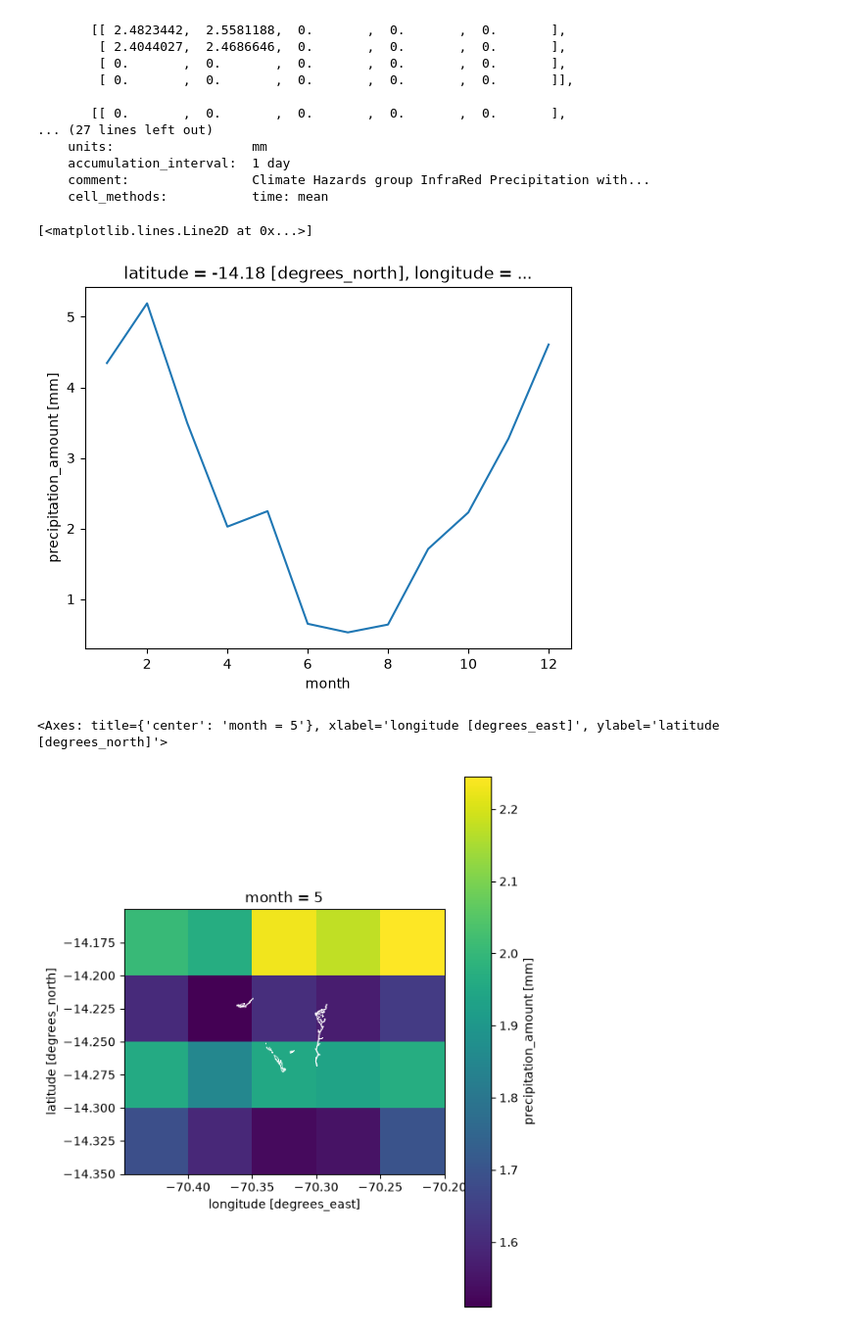
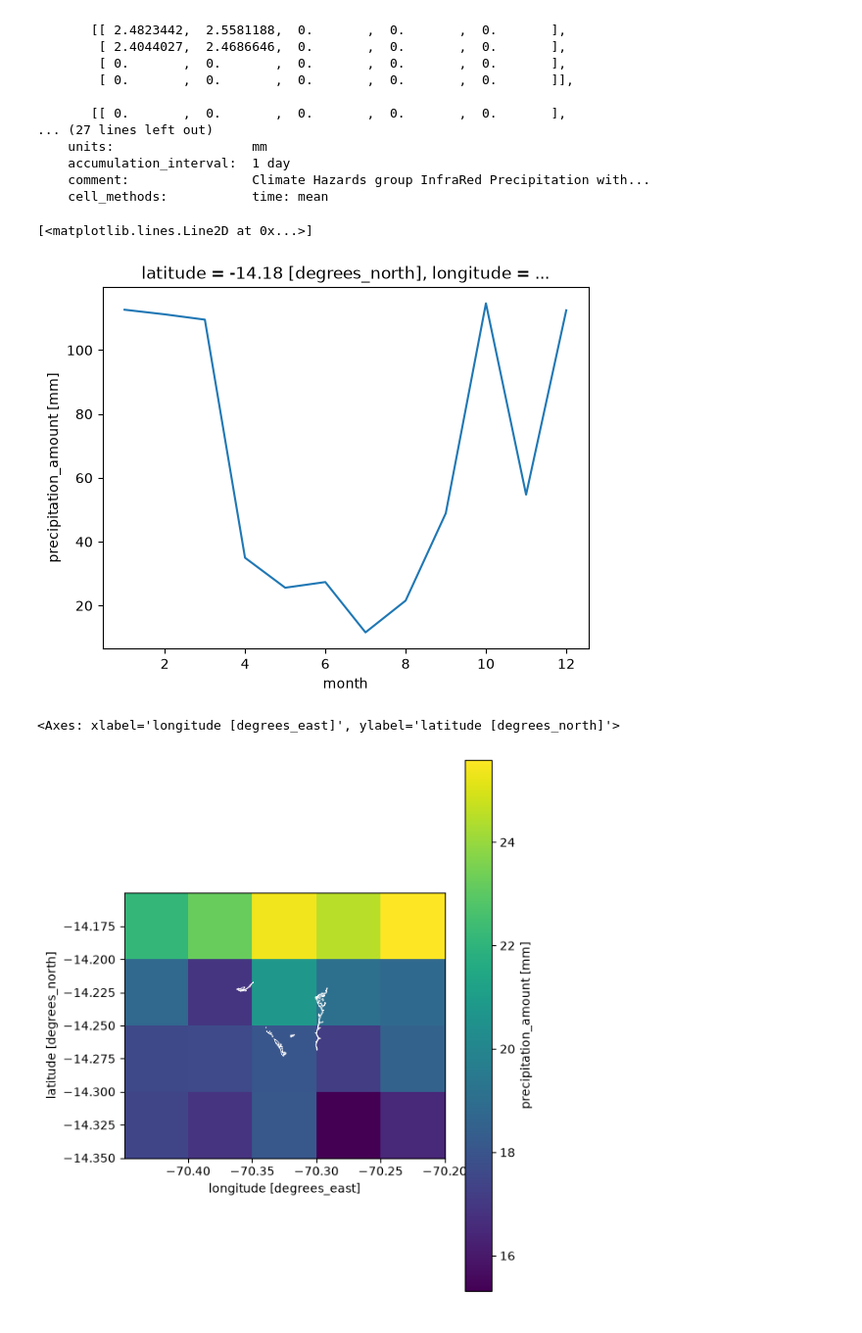
Before and after one commit to SALINASSebas/geocomp_TF, a Jupyter notebook: project_dataSearch.ipynb, the cells around one changed output. Shown at 98% size. Saved outputs shown, nothing was run; the diff lists cells and outputs as text; code cells hidden in the pictures.

```diff
--- a/project_dataSearch.ipynb
+++ b/project_dataSearch.ipynb
@@ -306,21 +308,21 @@ array([[[12.411722 , 12.790595 , 10.993758 ,  6.4200873,  6.64836  ],
     comment:                Climate Hazards group InfraRed Precipitation with...
     cell_methods:           time: mean
 # %%
-# Visualización de precipitación promedio anual para una coordenada específica en Antauta
+# Visualización de precipitación anual para una coordenada específica en Antauta
 punto_ant = p_ant_serv.sel(latitude=-14, longitude=-70, method='nearest')
 
-punto_ant.groupby('time.month').mean(dim='time').plot()
+punto_ant.sel(time=slice('2000-1-1','2000-12-31')).groupby('time.month').sum().plot()
 # %% [output]
 [<matplotlib.lines.Line2D at 0x...>]
-[figure, old version]
+[figure, new version]
 # %%
 # Visualización de la precipitación promedio del área de los bofedales de Antauta en junio
 fig, ax = plt.subplots(figsize=(6,8))
-p_ant_serv.groupby('time.month').mean().sel(month=5).plot()
+p_ant_serv.sel(time=slice('2000-5-1','2000-5-30')).sum(dim='time').plot()
 bof_antauta.plot(ax=ax, facecolor='none', edgecolor='white', linewidth=0.5)
 # %% [output]
-<Axes: title={'center': 'month = 5'}, xlabel='longitude [degrees_east]', ylabel='latitude [degrees_north]'>
+<Axes: xlabel='longitude [degrees_east]', ylabel='latitude [degrees_north]'>
-[figure, old version]
+[figure, new version]
 # %%
 # Visualización de precipitación promedio mensual para una coordenada específica en Caplina
 punto_cap = p_cap_serv.sel(latitude=-14, longitude=-70, method='nearest')
```
Also changed, not shown: parts of 66 cells of this notebook.
